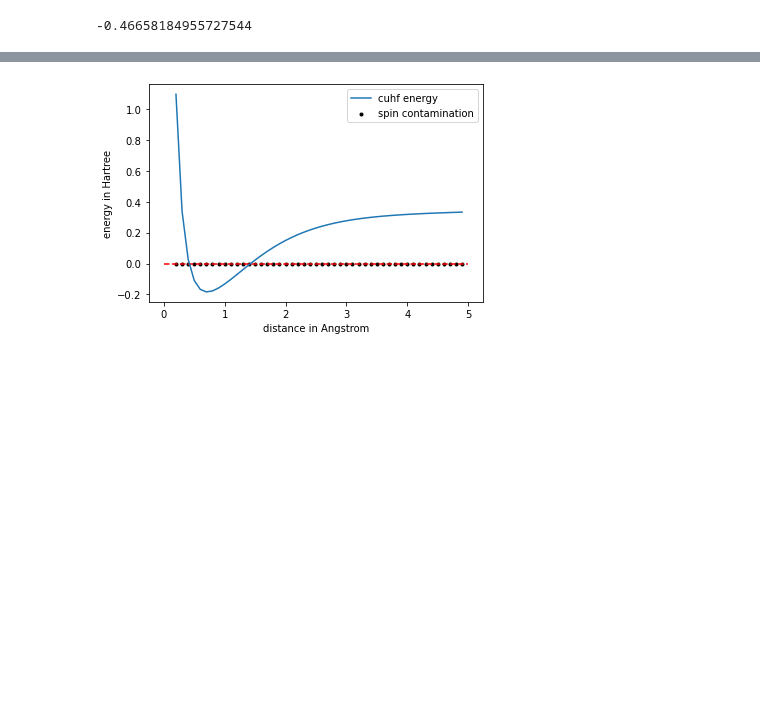
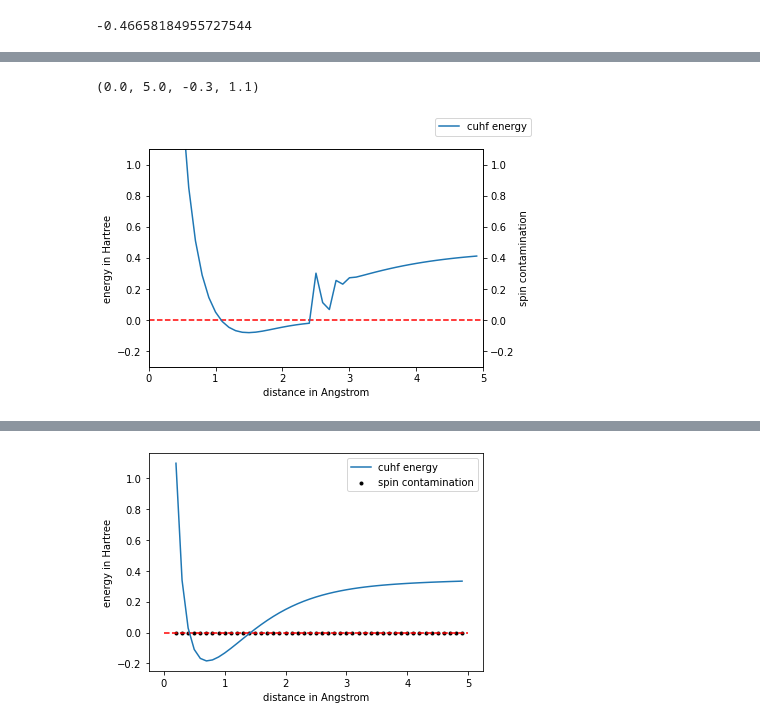
Before and after one commit to ruvdrsti/Bachelor_project, a Jupyter notebook: theory/outline_BachelorProject/code/storydata.ipynb, the cells around one changed output, grey strips where cells are left out. Cells and saved outputs as stored; diff of their text form; code cells hidden in the pictures; blank space fills up the shorter version.

```diff
--- a/theory/outline_BachelorProject/code/storydata.ipynb
+++ b/theory/outline_BachelorProject/code/storydata.ipynb
@@ -109 +187,31 @@ plt.savefig("/user/gent/440/vsc44013/Bachelor_project/Bachelor_project/theory/ou
+# %%
+distances_rohf = np.arange(0.2, 5, 0.1)
+energies_rohf = []
+spincont_rohf = []
+psi4.set_options({"basis":"sto-3g", "reference":"cuhf", "scf_type":"pk", "e_convergence":"1e-6", "maxiter":"5000"})
+for distance in distances_rohf:
+    h2 = Hartree_fock.CUHFMolecule(f"""
+    H 0 0 0
+    H 0 {distance} 0
+    H {distance*np.cos(np.pi/3)} {distance*np.cos(np.pi/3)} 0
+    """)
+    h2.setConvergence(1e-4)
+    E = psi4.energy("scf")
+    energies_rohf.append(E -3*h_energy)
+# %%
+import matplotlib.pyplot as plt
+fig, ax1 = plt.subplots()
+ax2 = ax1.twinx()
+ax1.plot(distances_rohf, energies_rohf, label="cuhf energy")
+ax1.set_xlabel("distance in Angstrom")
+ax1.set_ylabel("energy in Hartree")
+ax2.set_ylabel("spin contamination")
+ax1.hlines(0, 0, 5, color="red", linestyles="--")
+fig.legend( loc="upper right")
+ax1.axis([0, 5, -0.3, 1.1])
+ax2.axis([0, 5, -0.3, 1.1])
+plt.savefig("./../notes/figures/cuhf_h3.png")
+# %% [output]
+(0.0, 5.0, -0.3, 1.1)
+[figure, added]
 # %%
```
Also changed, not shown: parts of 13 cells of this notebook, 17 other files.
